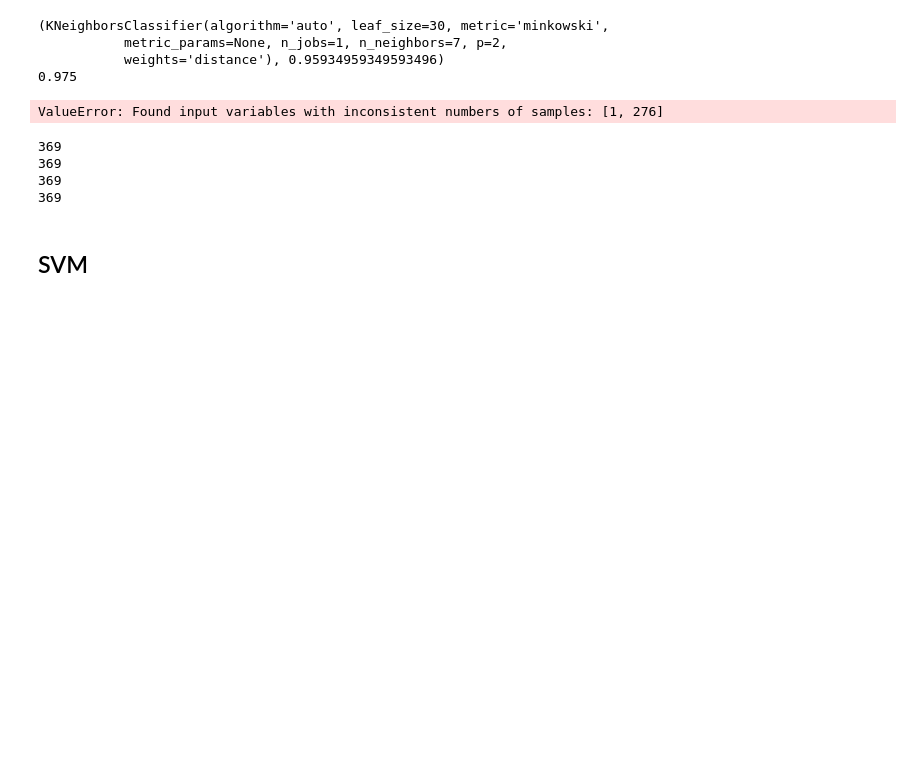
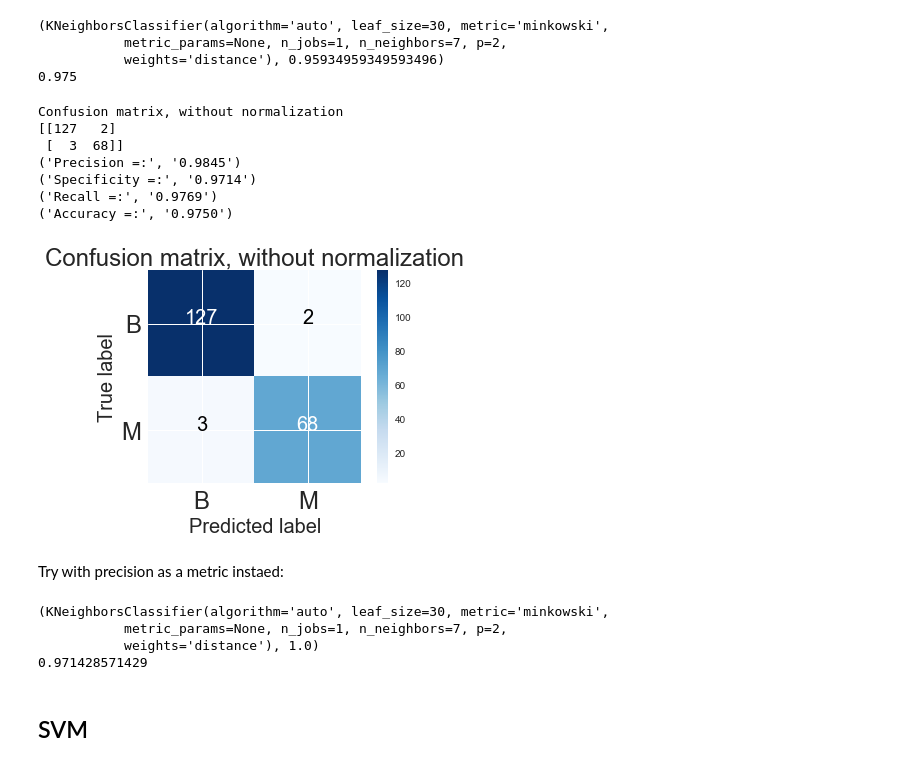
Before and after one commit to TorrBorr/Notes, a Jupyter notebook: Classification Notebook - Cancer data.ipynb, the cells around one changed output. Drawn from its saved outputs; the diff is of its cells as text; code cells hidden in the pictures; blank space fills up the shorter version.

```diff
--- a/Classification Notebook - Cancer data.ipynb
+++ b/Classification Notebook - Cancer data.ipynb
@@ -305,6 +371,26 @@ print(accuracy_score(y_test, rand.best_estimator_.predict(X_test)))
            metric_params=None, n_jobs=1, n_neighbors=7, p=2,
            weights='distance'), 0.95934959349593496)
 0.975
+# %%
+# Compute confusion matrix
+class_names = ['B', 'M']
+cnf_matrix = confusion_matrix(y_test, rand.best_estimator_.predict(X_test))
+np.set_printoptions(precision=2)
+
+plt.figure()
+plot_confusion_matrix(cnf_matrix, classes=class_names,
+                      title='Confusion matrix, without normalization')
+# %% [output]
+Confusion matrix, without normalization
+[[127   2]
+ [  3  68]]
+('Precision =:', '0.9845')
+('Specificity =:', '0.9714')
+('Recall =:', '0.9769')
+('Accuracy =:', '0.9750')
+[figure, added]
+# %% [markdown]
+Try with precision as a metric instaed:
 # %%
 from sklearn.model_selection import RandomizedSearchCV
 from sklearn.neighbors import KNeighborsClassifier
@@ -321,43 +407,35 @@ def num_convert(dataset, convert_to_one):
             new_dataset.append(0)
     return new_dataset
 
-X_train_b = num_convert(X_train, 'M')
+
 y_train_b = num_convert(y_train, 'M')
-X_test_b = num_convert(X_test, 'M')
 y_test_b = num_convert(y_test, 'M')
 
 
-param_grid = {'n_neighbors': range(1, 31)}#,
-              #'weights': ['uniform', 'distance'],
-             #'algorithm' : ['auto', 'ball_tree', 'kd_tree', 'brute'],
-             #'p':[1,2]}
+param_grid = {'n_neighbors': range(1, 31),
+              'weights': ['uniform', 'distance'],
+             'algorithm' : ['auto', 'ball_tree', 'kd_tree', 'brute'],
+             'p':[1,2]}
 
 rand = RandomizedSearchCV(KNeighborsClassifier(),
                           param_grid,
                           cv=4,
-                          scoring='accuracy',
+                          scoring='precision',
                           n_iter=10,
                          random_state = 3)
 
-rand = rand.fit(X_train_b, y_train_b)
+rand = rand.fit(X_train, y_train_b)
 
 rand.cv_results_['mean_test_score']
 
 print(rand.best_estimator_, rand.best_score_)
 
-print(accuracy_score(y_test_b, rand.best_estimator_.predict(X_test_b)))
+print(precision_score(y_test_b, rand.best_estimator_.predict(X_test)))
 # %% [output]
-ValueError: Found input variables with inconsistent numbers of samples: [1, 276]
+(KNeighborsClassifier(algorithm='auto', leaf_size=30, metric='minkowski',
+           metric_params=None, n_jobs=1, n_neighbors=7, p=2,
+           weights='distance'), 1.0)
+0.971428571429
-# %%
-print(len(X_train))
-print(len(X_train_b))
-print(len(y_train))
-print(len(y_train_b))
-# %% [output]
-369
-369
-369
-369
 # %% [markdown]
 ## SVM
 # %%
```
Also changed, not shown: parts of 3 cells of this notebook.
